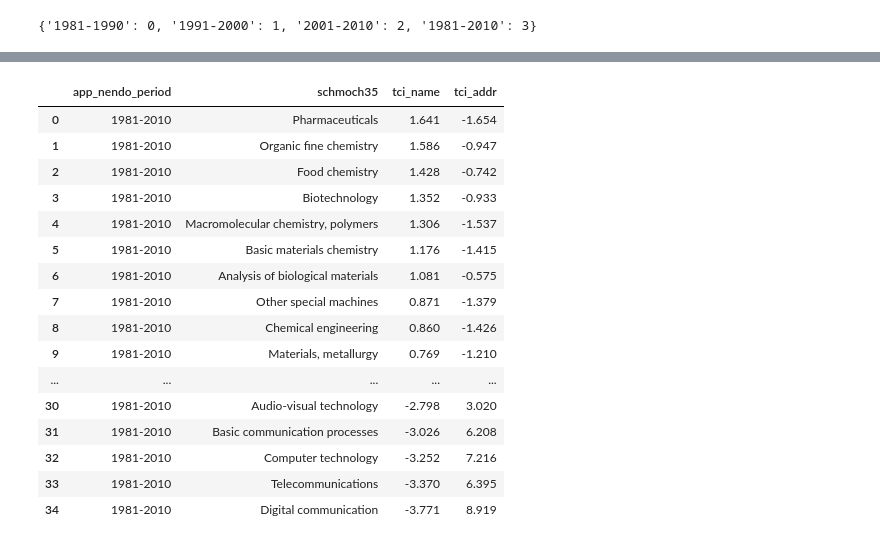
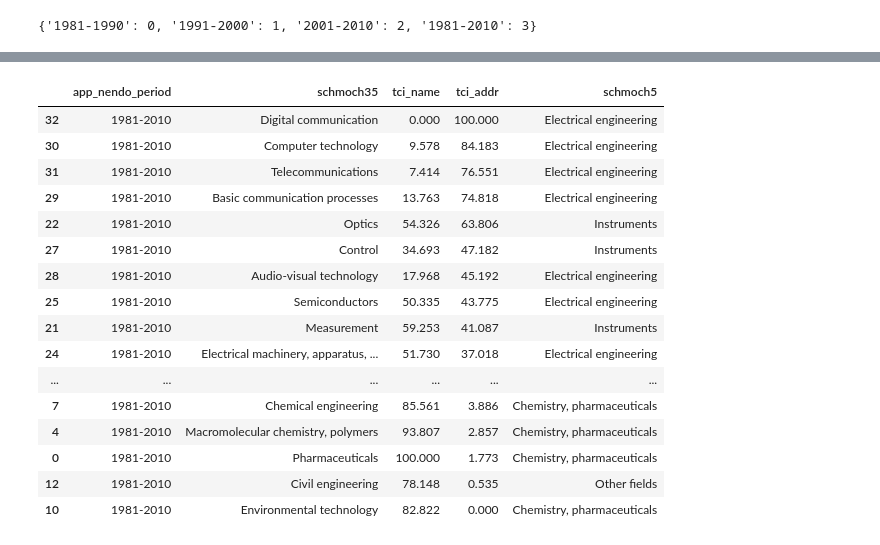
Before and after one commit to RintaroKARASHIMA/KCIinJapaneseFirms, a Jupyter notebook: notebooks/3_analysis/8_TechComparison_jp.ipynb, the cells around one changed output, grey strips where cells are left out. Drawn from its saved outputs; the diff is of its cells as text; code cells hidden in the pictures.

Commit message:
Add comparative analysis.

```diff
--- a/notebooks/3_analysis/8_TechComparison_jp.ipynb
+++ b/notebooks/3_analysis/8_TechComparison_jp.ipynb
@@ -79,25 +148,30 @@ name_addr_df = pd.merge(dfs_dict['right_person_name'][[f'{ar}_{year_style}_perio
                         on=[f'{ar}_{year_style}_period', classification], how='inner')
 name_addr_df = name_addr_df[name_addr_df[f'{ar}_{year_style}_period'] == f'{year_start}-{year_end}']\
                            .sort_values(by='tci_name', ascending=False).reset_index(drop=True)
+name_addr_df = pd.merge(name_addr_df, eu_df[['schmoch35', 'schmoch5']], on='schmoch35', how='inner')
+name_addr_df['schmoch5'] = name_addr_df['schmoch5'].replace('Mechanical engineering', 'Mechanical engineering, machinery')
+name_addr_df['schmoch5'] = name_addr_df['schmoch5'].replace('Chemistry', 'Chemistry, pharmaceuticals')
+name_addr_df['tci_name'] = (name_addr_df['tci_name'] - name_addr_df['tci_name'].min()) / (name_addr_df['tci_name'].max() - name_addr_df['tci_name'].min()) * 100
+name_addr_df['tci_addr'] = (name_addr_df['tci_addr'] - name_addr_df['tci_addr'].min()) / (name_addr_df['tci_addr'].max() - name_addr_df['tci_addr'].min()) * 100
-# %%
-name_addr_df
-# %% [output]
-|  | app_nendo_period | schmoch35 | tci_name | tci_addr |
-| 0 | 1981-2010 | Pharmaceuticals | 1.641 | -1.654 |
-| 1 | 1981-2010 | Organic fine chemistry | 1.586 | -0.947 |
-| 2 | 1981-2010 | Food chemistry | 1.428 | -0.742 |
-| 3 | 1981-2010 | Biotechnology | 1.352 | -0.933 |
-| 4 | 1981-2010 | Macromolecular chemistry, polymers | 1.306 | -1.537 |
-| 5 | 1981-2010 | Basic materials chemistry | 1.176 | -1.415 |
-| 6 | 1981-2010 | Analysis of biological materials | 1.081 | -0.575 |
-| 7 | 1981-2010 | Other special machines | 0.871 | -1.379 |
-| 8 | 1981-2010 | Chemical engineering | 0.860 | -1.426 |
-| 9 | 1981-2010 | Materials, metallurgy | 0.769 | -1.210 |
-| ... | ... | ... | ... | ... |
-| 30 | 1981-2010 | Audio-visual technology | -2.798 | 3.020 |
-| 31 | 1981-2010 | Basic communication processes | -3.026 | 6.208 |
-| 32 | 1981-2010 | Computer technology | -3.252 | 7.216 |
-| 33 | 1981-2010 | Telecommunications | -3.370 | 6.395 |
-| 34 | 1981-2010 | Digital communication | -3.771 | 8.919 |
+# %%
+name_addr_df.sort_values(by='tci_addr', ascending=False)
+# %% [output]
+|  | app_nendo_period | schmoch35 | tci_name | tci_addr | schmoch5 |
+| 32 | 1981-2010 | Digital communication | 0.000 | 100.000 | Electrical engineering |
+| 30 | 1981-2010 | Computer technology | 9.578 | 84.183 | Electrical engineering |
+| 31 | 1981-2010 | Telecommunications | 7.414 | 76.551 | Electrical engineering |
+| 29 | 1981-2010 | Basic communication processes | 13.763 | 74.818 | Electrical engineering |
+| 22 | 1981-2010 | Optics | 54.326 | 63.806 | Instruments |
+| 27 | 1981-2010 | Control | 34.693 | 47.182 | Instruments |
+| 28 | 1981-2010 | Audio-visual technology | 17.968 | 45.192 | Electrical engineering |
+| 25 | 1981-2010 | Semiconductors | 50.335 | 43.775 | Electrical engineering |
+| 21 | 1981-2010 | Measurement | 59.253 | 41.087 | Instruments |
+| 24 | 1981-2010 | Electrical machinery, apparatus, ... | 51.730 | 37.018 | Electrical engineering |
+| ... | ... | ... | ... | ... | ... |
+| 7 | 1981-2010 | Chemical engineering | 85.561 | 3.886 | Chemistry, pharmaceuticals |
+| 4 | 1981-2010 | Macromolecular chemistry, polymers | 93.807 | 2.857 | Chemistry, pharmaceuticals |
+| 0 | 1981-2010 | Pharmaceuticals | 100.000 | 1.773 | Chemistry, pharmaceuticals |
+| 12 | 1981-2010 | Civil engineering | 78.148 | 0.535 | Other fields |
+| 10 | 1981-2010 | Environmental technology | 82.822 | 0.000 | Chemistry, pharmaceuticals |
 # %%
 df_dict = {}
```
Also changed, not shown: parts of 4 cells of this notebook, 5 other files.
